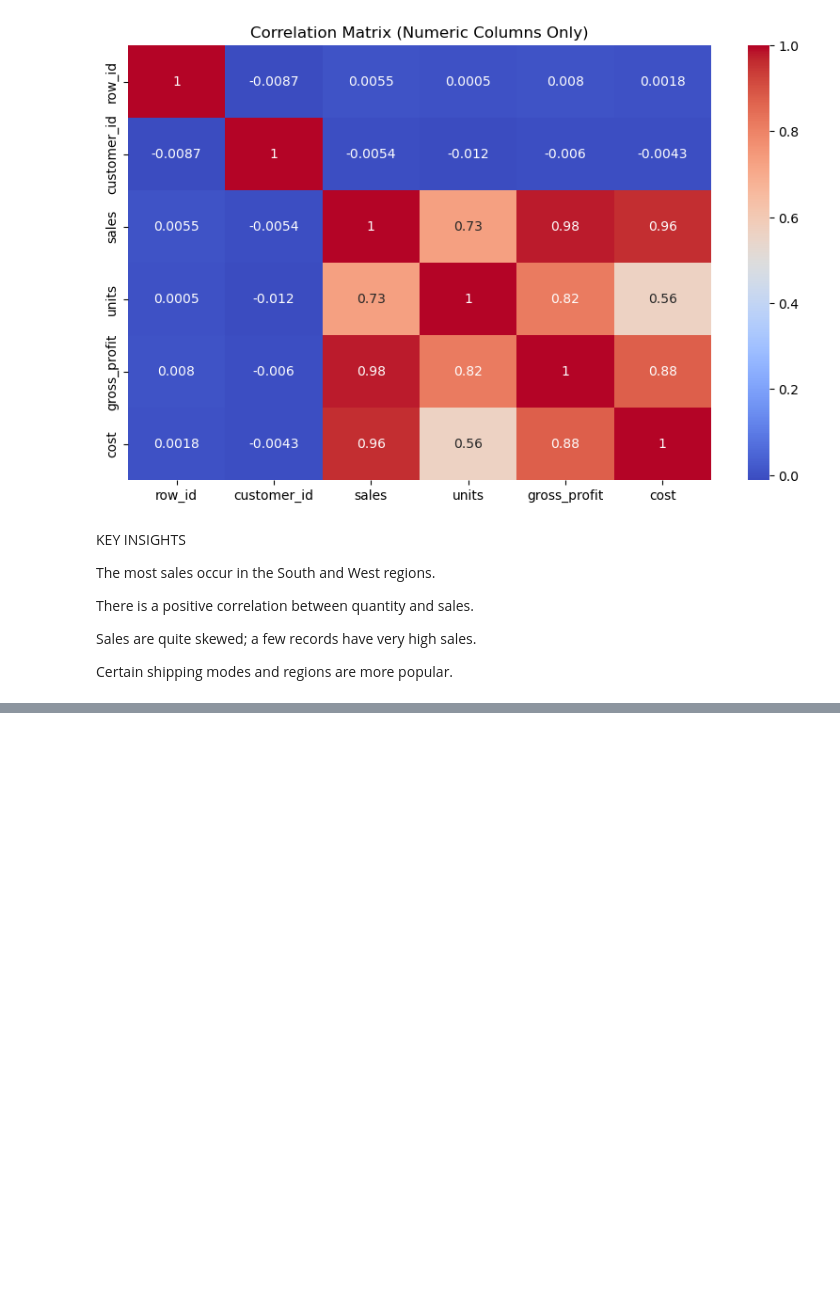
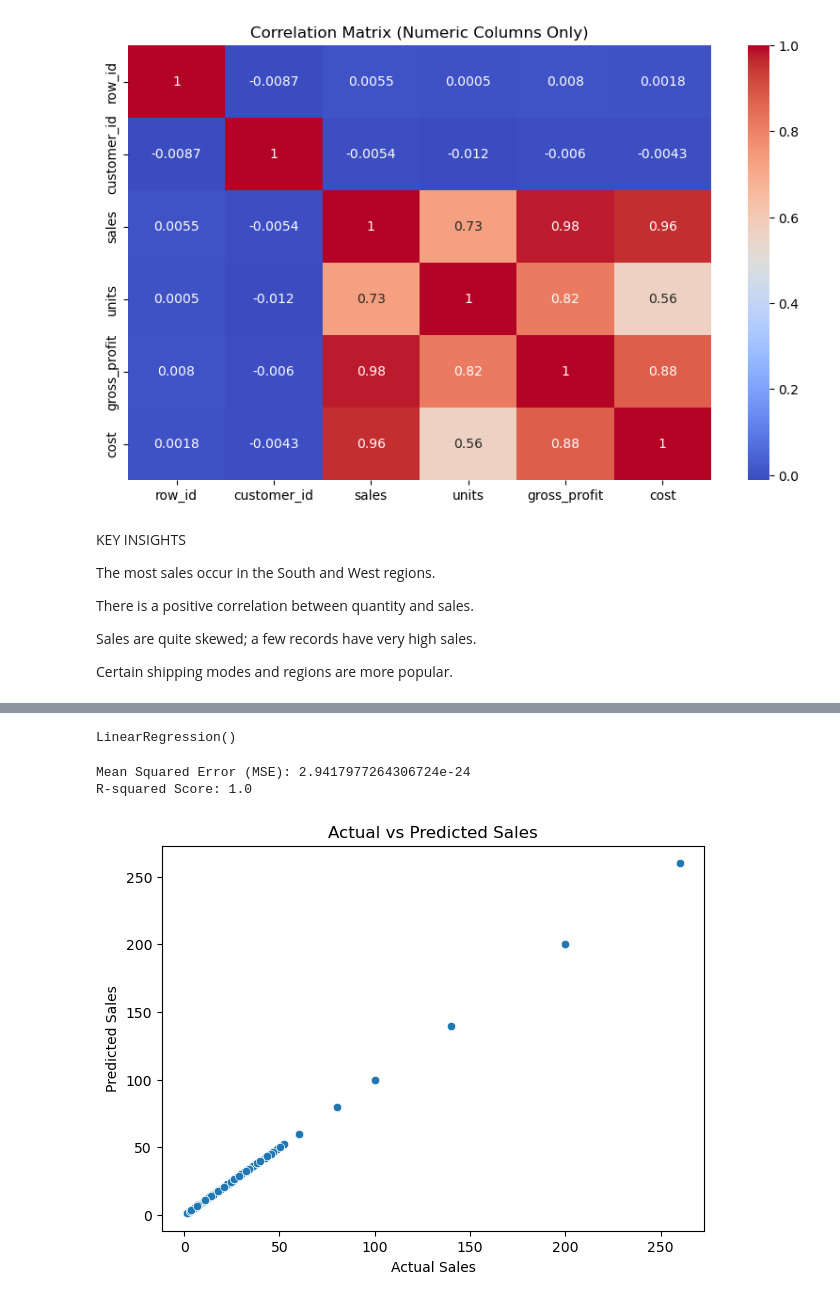
Before and after one commit to abi2255-hub/END-CAPSTONE-PROJECT, a Jupyter notebook: END CAPSTONE PROJECT.ipynb, the cells around one changed output, grey strips where cells are left out. Saved outputs shown, nothing was run; the diff lists cells and outputs as text; code cells hidden in the pictures; blank space fills up the shorter version.

```diff
--- a/END CAPSTONE PROJECT.ipynb
+++ b/END CAPSTONE PROJECT.ipynb
@@ -222,0 +271,35 @@ Certain shipping modes and regions are more popular.
+# %%
+# Step 8: Define Features & Target
+X = df.drop(columns='Sales')  # Features
+y = df['Sales']               # Target
+# %%
+# Step 9: Split Data
+X_train, X_test, y_train, y_test = train_test_split(X, y, test_size=0.2, random_state=42)
+# %%
+# Step 10: Train Linear Regression Model
+lr_model = LinearRegression()
+lr_model.fit(X_train, y_train)
+# %% [output]
+LinearRegression()
+# %%
+# Step 11: Predict & Evaluate
+y_pred = lr_model.predict(X_test)
+mse = mean_squared_error(y_test, y_pred)
+r2 = r2_score(y_test, y_pred)
+# %%
+# Step 12: Output Results
+print("Mean Squared Error (MSE):", mse)
+print("R-squared Score:", r2)
+# %% [output]
+Mean Squared Error (MSE): 2.9417977264306724e-24
+R-squared Score: 1.0
+# %%
+# Plot Actual vs Predicted
+plt.figure(figsize=(7, 5))
+sns.scatterplot(x=y_test, y=y_pred)
+plt.xlabel("Actual Sales")
+plt.ylabel("Predicted Sales")
+plt.title("Actual vs Predicted Sales")
+plt.show()
+# %% [output]
+[figure, added]
```
Also changed, not shown: parts of 8 cells of this notebook.
